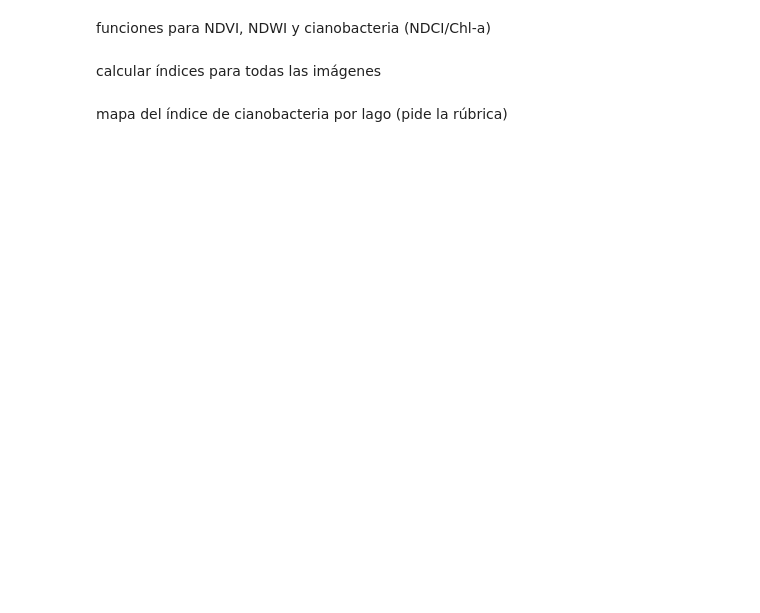
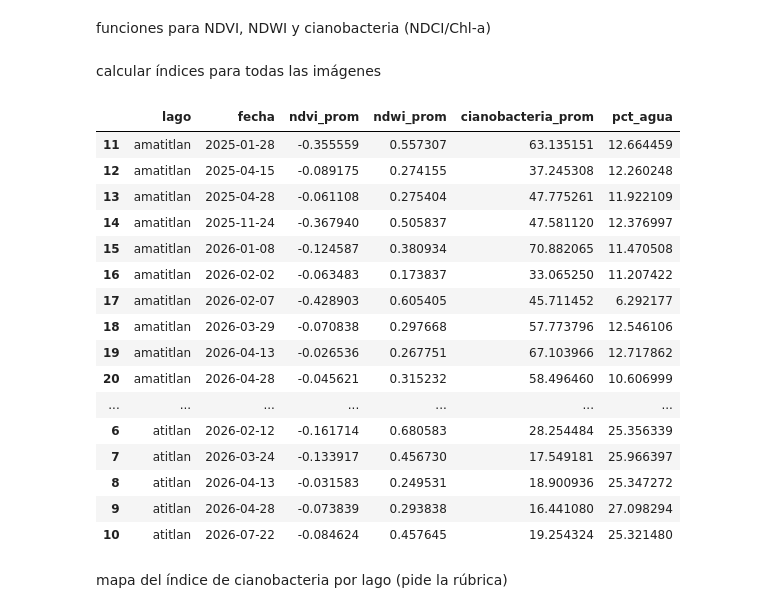
Before and after one commit to Ikeel04/Labs-DS, a Jupyter notebook: Lab4/Laboratorio4.ipynb, the cells around one changed output. Cells and saved outputs as stored; diff of their text form; code cells hidden in the pictures; blank space fills up the shorter version.

```diff
--- a/Lab4/Laboratorio4.ipynb
+++ b/Lab4/Laboratorio4.ipynb
@@ -123,7 +121,8 @@ def descargar_imagen(lago: str, fecha: str, bbox: dict, bandas=BANDAS,
     destino = OUTPUT_DIR / lago / f"{lago}_{fecha}.tif"
     destino.parent.mkdir(parents=True, exist_ok=True)
 
-    if destino.exists():
+    # Solo omitimos si el archivo ya existe Y no está corrupto (tamaño > 0).
+    if destino.exists() and destino.stat().st_size > 0:
         print(f"[omitido] Ya existe: {destino}")
         return destino
 
@@ -188,7 +210,8 @@ BANDA_EXTRA = "B05"
 def descargar_banda_extra(lago, fecha, bbox, banda=BANDA_EXTRA, max_cloud_cover=20.0):
     destino = OUTPUT_DIR / lago / f"{lago}_{fecha}_{banda}.tif"
     destino.parent.mkdir(parents=True, exist_ok=True)
-    if destino.exists():
+    # Solo omitimos si el archivo ya existe Y no está corrupto (tamaño > 0).
+    if destino.exists() and destino.stat().st_size > 0:
         print(f"[omitido] Ya existe: {destino}")
         return destino
     datacube = connection.load_collection(
@@ -227,34 +268,63 @@ def leer_bandas(ruta_principal, ruta_b05):
     return b03, b04, b08, b05
 
 def calcular_indices(b03, b04, b08, b05):
+    NODATA = -1000
+    for b in (b03, b04, b08, b05):
+        b[:] = np.where(b <= NODATA, np.nan, b) / 10000.0
+    b03, b04, b08, b05 = (np.clip(b, 0.0, 1.0) for b in (b03, b04, b08, b05))
+
     eps = 1e-6
     ndvi = (b08 - b04) / (b08 + b04 + eps)
     ndwi = (b03 - b08) / (b03 + b08 + eps)
     ndci = (b05 - b04) / (b05 + b04 + eps)
-    # Modelo exponencial calibrado del script de cianobacteria de Sentinel Hub
-    # (Kravitz & Matthews, 2020 — custom-scripts.sentinel-hub.com)
-    chl_a = 17.441 * np.exp(4.7038 * ndci)
+
+    ndci = np.clip(ndci, -1.0, 1.0)
+    with np.errstate(over="ignore"):
+        chl_a = 17.441 * np.exp(4.7038 * ndci)
     return ndvi, ndwi, chl_a
+
+def mascara_agua(ndwi, umbral=0.0):
+    return ndwi > umbral
 # %% [markdown]
 calcular índices para todas las imágenes
 # %%
 resultados = []
 for _, fila in df_descargas.iterrows():
     b03, b04, b08, b05 = leer_bandas(fila["ruta"], fila["ruta_b05"])
     ndvi, ndwi, chl_a = calcular_indices(b03, b04, b08, b05)
+    agua = mascara_agua(ndwi)
     resultados.append({
         "lago": fila["lago"],
         "fecha": fila["fecha"],
-        "ndvi_prom": np.nanmean(ndvi),
-        "ndwi_prom": np.nanmean(ndwi),
-        "cianobacteria_prom": np.nanmean(chl_a),
+        "ndvi_prom": np.nanmean(ndvi[agua]),
+        "ndwi_prom": np.nanmean(ndwi[agua]),
+        "cianobacteria_prom": np.nanmean(chl_a[agua]),
+        "pct_agua": float(np.nanmean(agua)) * 100,
     })
 
 df_indices = pd.DataFrame(resultados)
 df_indices["fecha"] = pd.to_datetime(df_indices["fecha"])
 df_indices = df_indices.sort_values(["lago", "fecha"])
 df_indices.to_csv("data/indices_por_imagen.csv", index=False)
 df_indices
+# %% [output]
+|  | lago | fecha | ndvi_prom | ndwi_prom | cianobacteria_prom | pct_agua |
+| 11 | amatitlan | 2025-01-28 | -0.355559 | 0.557307 | 63.135151 | 12.664459 |
+| 12 | amatitlan | 2025-04-15 | -0.089175 | 0.274155 | 37.245308 | 12.260248 |
+| 13 | amatitlan | 2025-04-28 | -0.061108 | 0.275404 | 47.775261 | 11.922109 |
+| 14 | amatitlan | 2025-11-24 | -0.367940 | 0.505837 | 47.581120 | 12.376997 |
+| 15 | amatitlan | 2026-01-08 | -0.124587 | 0.380934 | 70.882065 | 11.470508 |
+| 16 | amatitlan | 2026-02-02 | -0.063483 | 0.173837 | 33.065250 | 11.207422 |
+| 17 | amatitlan | 2026-02-07 | -0.428903 | 0.605405 | 45.711452 | 6.292177 |
+| 18 | amatitlan | 2026-03-29 | -0.070838 | 0.297668 | 57.773796 | 12.546106 |
+| 19 | amatitlan | 2026-04-13 | -0.026536 | 0.267751 | 67.103966 | 12.717862 |
+| 20 | amatitlan | 2026-04-28 | -0.045621 | 0.315232 | 58.496460 | 10.606999 |
+| ... | ... | ... | ... | ... | ... | ... |
+| 6 | atitlan | 2026-02-12 | -0.161714 | 0.680583 | 28.254484 | 25.356339 |
+| 7 | atitlan | 2026-03-24 | -0.133917 | 0.456730 | 17.549181 | 25.966397 |
+| 8 | atitlan | 2026-04-13 | -0.031583 | 0.249531 | 18.900936 | 25.347272 |
+| 9 | atitlan | 2026-04-28 | -0.073839 | 0.293838 | 16.441080 | 27.098294 |
+| 10 | atitlan | 2026-07-22 | -0.084624 | 0.457645 | 19.254324 | 25.321480 |
 # %% [markdown]
 mapa del índice de cianobacteria por lago (pide la rúbrica)
 # %%
```
Also changed, not shown: parts of 7 cells of this notebook, 47 other files.
